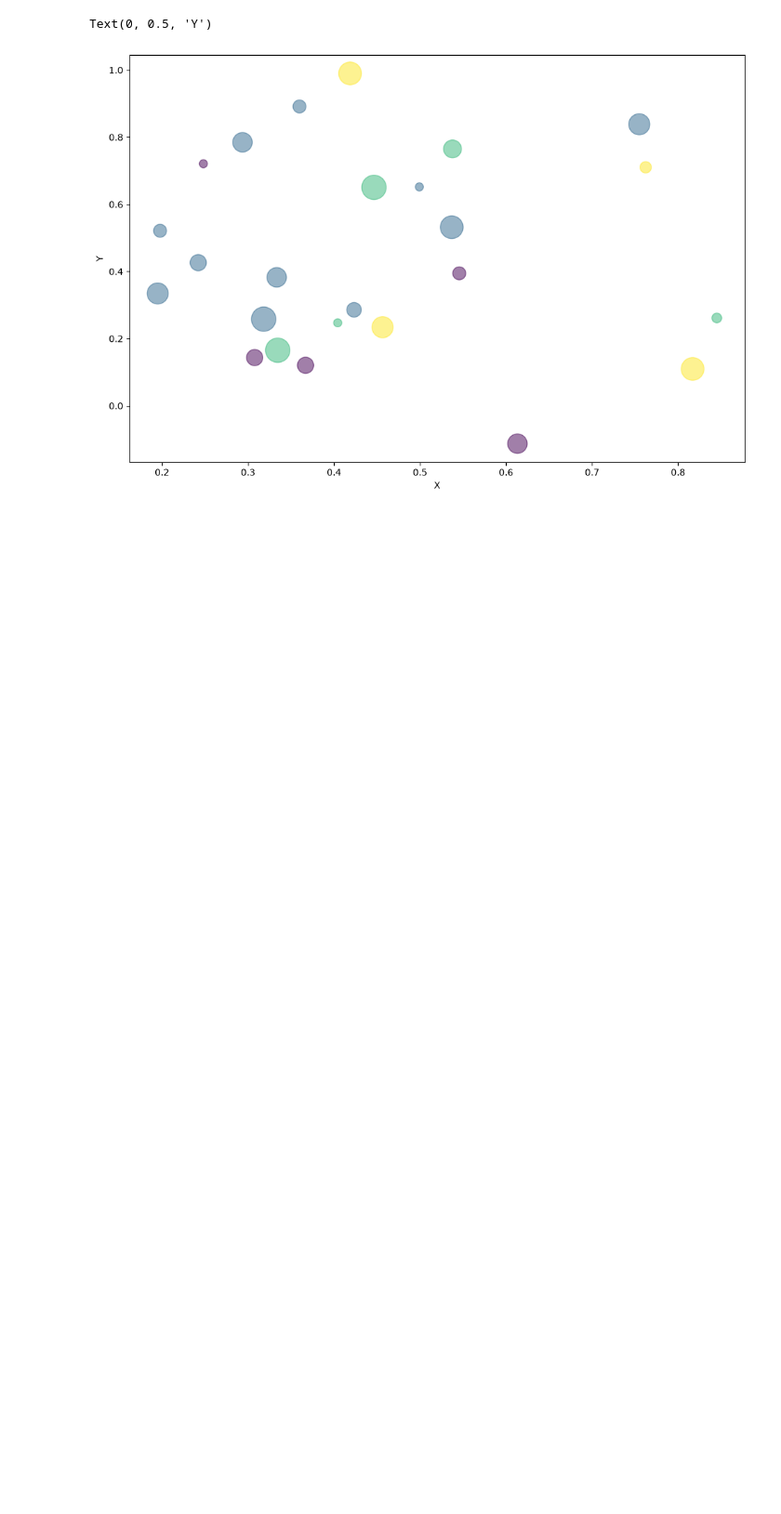
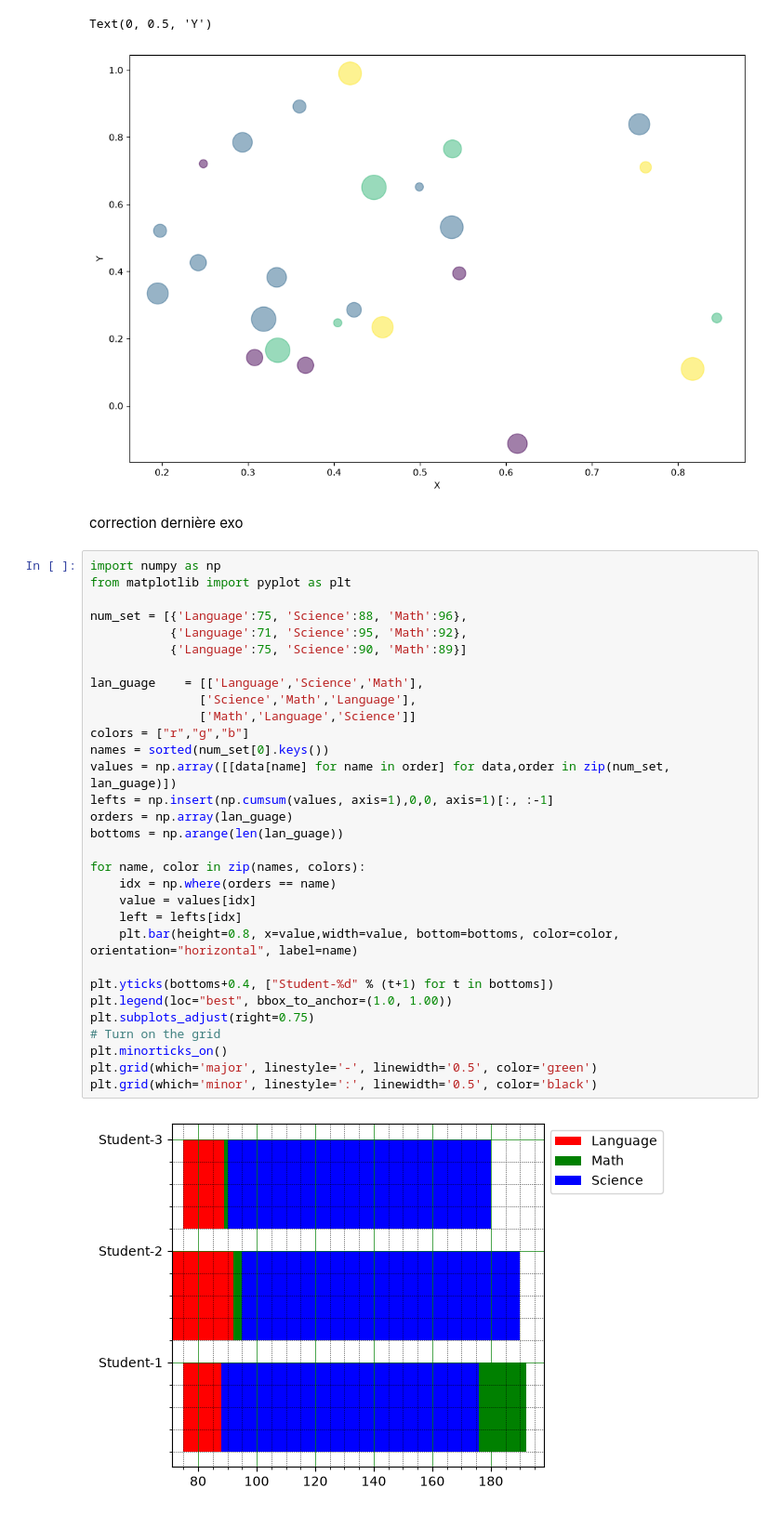
Before and after one commit to webdevproformation/m2-iot-juin2026, a Jupyter notebook: jour02/01-matplotlib.ipynb, the cells around one changed output. Shown at 93% size. Drawn from its saved outputs; the diff is of its cells as text; blank space fills up the shorter version.

Commit message:
correction

```diff
--- a/jour02/01-matplotlib.ipynb
+++ b/jour02/01-matplotlib.ipynb
@@ -259,3 +259,38 @@ plt.ylabel("Y")
 # %% [output]
 Text(0, 0.5, 'Y')
 [figure]
+# %% [markdown]
+correction dernière exo
+# %%
+import numpy as np
+from matplotlib import pyplot as plt
+
+num_set = [{'Language':75, 'Science':88, 'Math':96},
+           {'Language':71, 'Science':95, 'Math':92},
+           {'Language':75, 'Science':90, 'Math':89}]
+
+lan_guage    = [['Language','Science','Math'],
+               ['Science','Math','Language'],
+               ['Math','Language','Science']]
+colors = ["r","g","b"]
+names = sorted(num_set[0].keys())
+values = np.array([[data[name] for name in order] for data,order in zip(num_set, lan_guage)])
+lefts = np.insert(np.cumsum(values, axis=1),0,0, axis=1)[:, :-1]
+orders = np.array(lan_guage)
+bottoms = np.arange(len(lan_guage))
+
+for name, color in zip(names, colors):
+    idx = np.where(orders == name)
+    value = values[idx]
+    left = lefts[idx]
+    plt.bar(height=0.8, x=value,width=value, bottom=bottoms, color=color, orientation="horizontal", label=name)
+
+plt.yticks(bottoms+0.4, ["Student-%d" % (t+1) for t in bottoms])
+plt.legend(loc="best", bbox_to_anchor=(1.0, 1.00))
+plt.subplots_adjust(right=0.75)
+# Turn on the grid
+plt.minorticks_on()
+plt.grid(which='major', linestyle='-', linewidth='0.5', color='green')
+plt.grid(which='minor', linestyle=':', linewidth='0.5', color='black')
+# %% [output]
+[figure, added]
```
